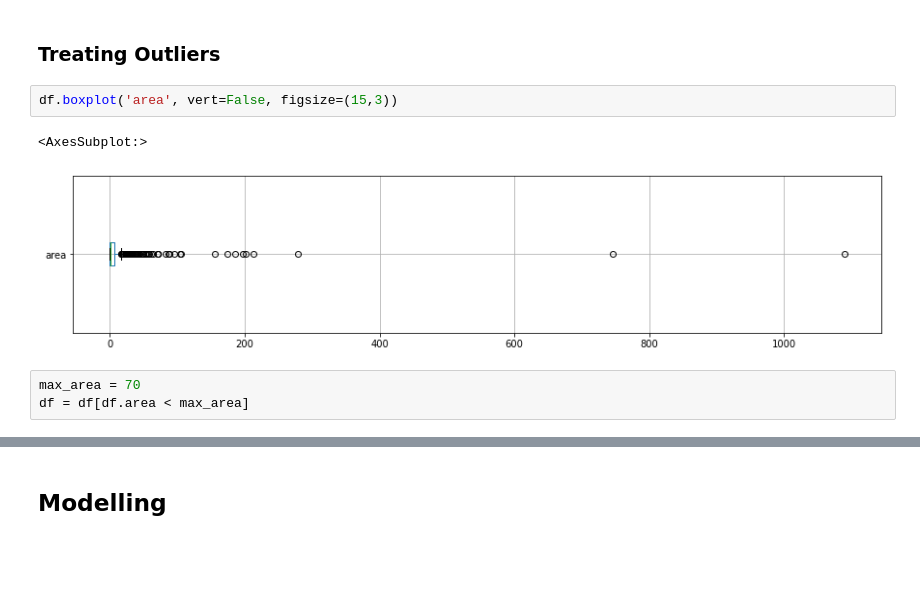
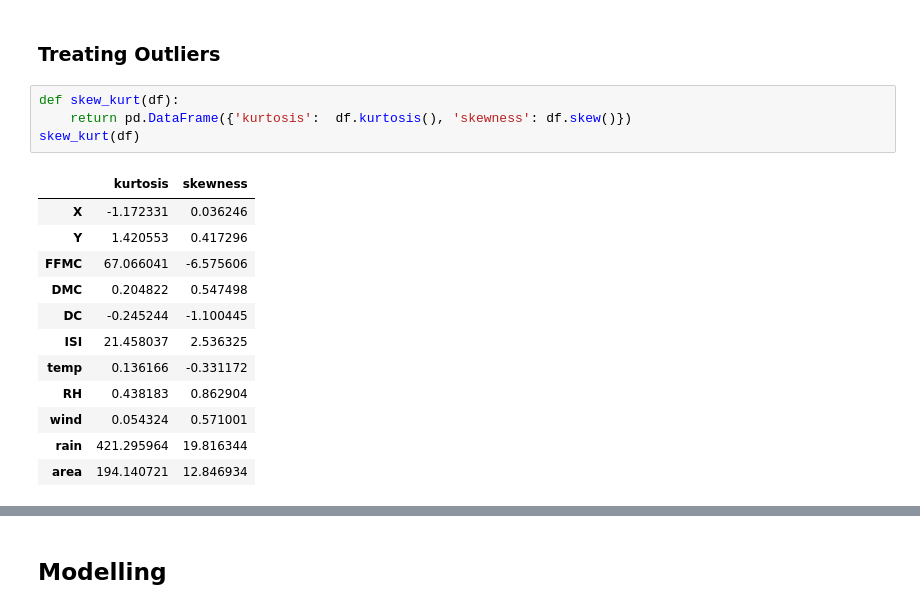
Before and after one commit to leanguardia/msc-project-pipelines, a Jupyter notebook: Wrangling-Fire_Forests.ipynb, the cells around one changed output, grey strips where cells are left out. Cells and saved outputs as stored; diff of their text form; blank space fills up the shorter version.

```diff
--- a/Wrangling-Fire_Forests.ipynb
+++ b/Wrangling-Fire_Forests.ipynb
@@ -232,11 +226,20 @@ df.plot.scatter(x='temp', y='RH');
 [figure]
 # %% [markdown]
 ### Treating Outliers
-# %%
-df.boxplot('area', vert=False, figsize=(15,3))
-# %% [output]
-<AxesSubplot:>
-[figure, removed]
-# %%
-max_area = 70
-df = df[df.area < max_area]
+# %%
+def skew_kurt(df):
+    return pd.DataFrame({'kurtosis':  df.kurtosis(), 'skewness': df.skew()})
+skew_kurt(df)
+# %% [output]
+|  | kurtosis | skewness |
+| X | -1.172331 | 0.036246 |
+| Y | 1.420553 | 0.417296 |
+| FFMC | 67.066041 | -6.575606 |
+| DMC | 0.204822 | 0.547498 |
+| DC | -0.245244 | -1.100445 |
+| ISI | 21.458037 | 2.536325 |
+| temp | 0.136166 | -0.331172 |
+| RH | 0.438183 | 0.862904 |
+| wind | 0.054324 | 0.571001 |
+| rain | 421.295964 | 19.816344 |
+| area | 194.140721 | 12.846934 |
```
Also changed, not shown: parts of 5 cells of this notebook.
